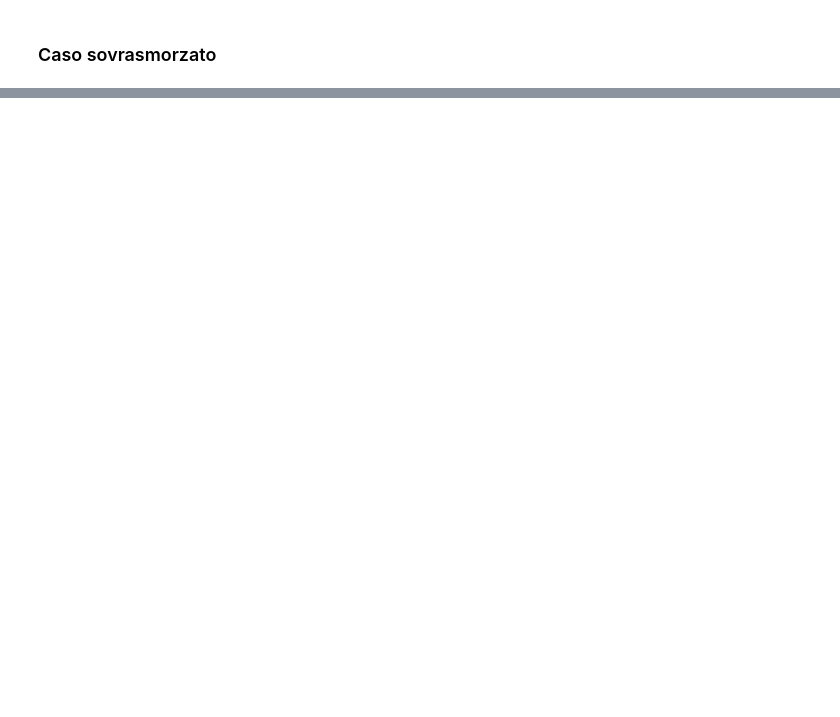
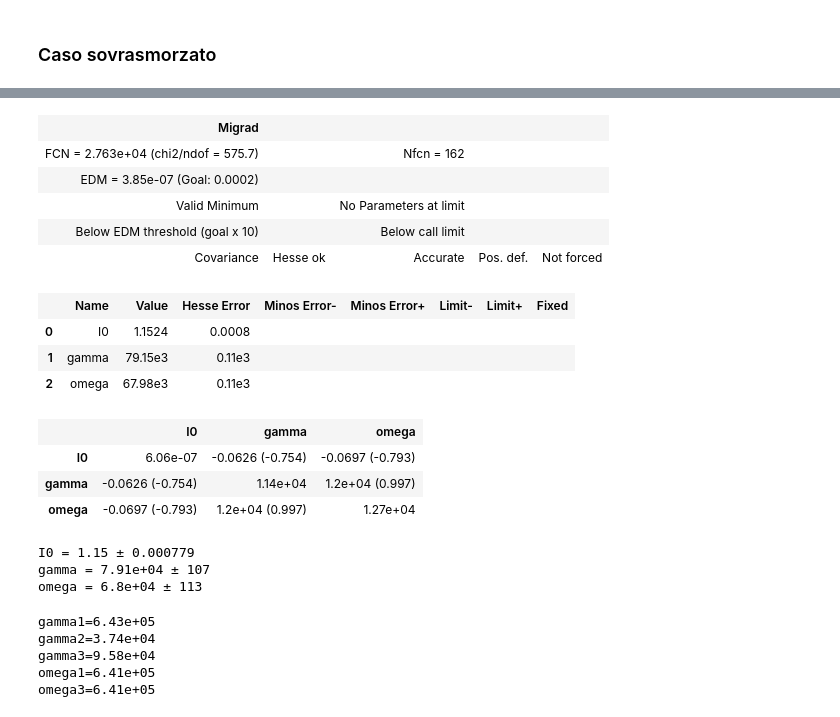
Before and after one commit to Pavar0tty/Laboratorio_2, a Jupyter notebook: Circuiti2/Analisi.ipynb, the cells around one changed output, grey strips where cells are left out. Saved outputs shown, nothing was run; the diff lists cells and outputs as text; code cells hidden in the pictures; blank space fills up the shorter version.

Commit message:
print calcolo omega e gamma fatto ieri 12/04

```diff
--- a/Circuiti2/Analisi.ipynb
+++ b/Circuiti2/Analisi.ipynb
@@ -203,13 +288,45 @@ plt.show()
 # %%
+R_5 = 10000
+gamma_calc_3 = R_5/(2*L_3)
+omega_calc_3 = np.sqrt(gamma_calc_1**2 - omega_0_calc**2)
+
 # modello sovrasmorzato
 def mod_svsm(x, I0, gamma, omega):
     return I0 * np.exp(-gamma*x) * (np.exp(omega*x) - np.exp(-omega*x))
 
 #fit sovrasmorzamento
 par5, val5, ers5, pval5, *other5 = LS_fit(tempo5_s, tensione5_v, tensione5_err_v, mod_svsm,
                                           I0 = 1.15,
                                           gamma = 100000,
                                           omega = 45360) #non so perche' proprio questi valori
 
 for p, v, e in zip(par5, val5, ers5):
     print(f"{p} = {v:.3g} ± {e:.3g}")
+# %% [output]
+| Migrad |  |  |  |  |
+| FCN = 2.763e+04 (chi2/ndof = 575.7) |  | Nfcn = 162 |  |  |
+| EDM = 3.85e-07 (Goal: 0.0002) |  |  |  |  |
+| Valid Minimum |  | No Parameters at limit |  |  |
+| Below EDM threshold (goal x 10) |  | Below call limit |  |  |
+| Covariance | Hesse ok | Accurate | Pos. def. | Not forced |
+|  | Name | Value | Hesse Error | Minos Error- | Minos Error+ | Limit- | Limit+ | Fixed |
+| 0 | I0 | 1.1524 | 0.0008 |  |  |  |  |  |
+| 1 | gamma | 79.15e3 | 0.11e3 |  |  |  |  |  |
+| 2 | omega | 67.98e3 | 0.11e3 |  |  |  |  |  |
+|  | I0 | gamma | omega |
+| I0 | 6.06e-07 | -0.0626 (-0.754) | -0.0697 (-0.793) |
+| gamma | -0.0626 (-0.754) | 1.14e+04 | 1.2e+04 (0.997) |
+| omega | -0.0697 (-0.793) | 1.2e+04 (0.997) | 1.27e+04 |
+I0 = 1.15 ± 0.000779
+gamma = 7.91e+04 ± 107
+omega = 6.8e+04 ± 113
+# %%
+
+print(f"gamma1={gamma_calc_1:.3g}\ngamma2={gamma_calc_2:.3g}\ngamma3={gamma_calc_3:.3g}")
+print(f"omega1={omega_calc_1:.3g}\nomega3={omega_calc_3:.3g}")
+# %% [output]
+gamma1=6.43e+05
+gamma2=3.74e+04
+gamma3=9.58e+04
+omega1=6.41e+05
+omega3=6.41e+05
```
Also changed, not shown: parts of 10 cells of this notebook.
